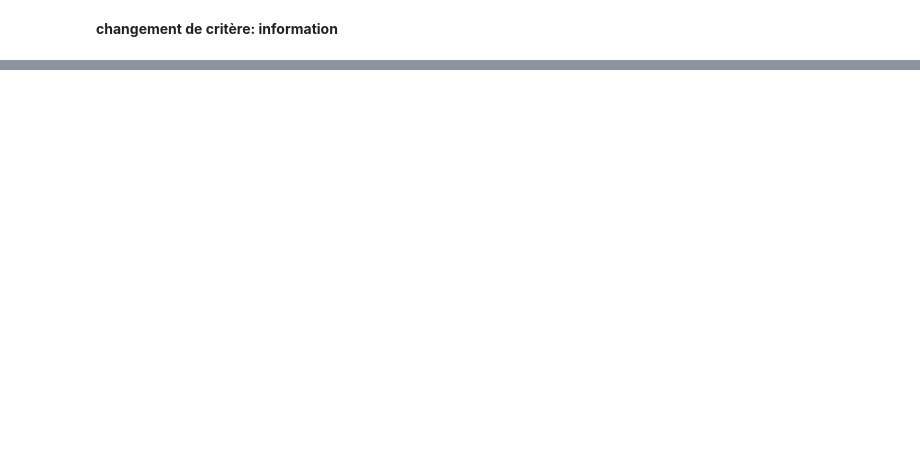
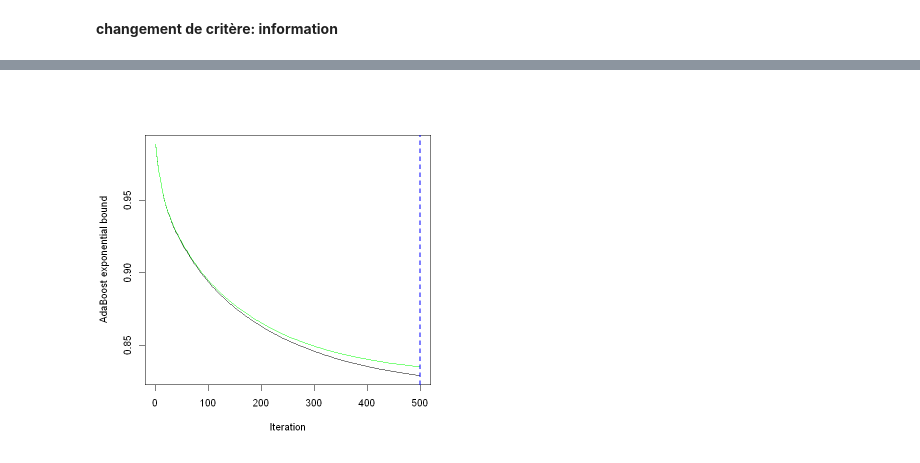
Before and after one commit to Eliott67/Projet_ML, a Jupyter notebook: etude_Heart_Disease_Risk_R.ipynb, the cells around one changed output, grey strips where cells are left out. Drawn from its saved outputs; the diff is of its cells as text; code cells hidden in the pictures; blank space fills up the shorter version.

```diff
--- a/etude_Heart_Disease_Risk_R.ipynb
+++ b/etude_Heart_Disease_Risk_R.ipynb
@@ -720,0 +841,5 @@ Warning message:
+# %%
+# nombre optimal d'itérations
+best.ited=gbm.perf(boost,method="cv")
+# %% [output]
+[figure, added]
```
Also changed, not shown: parts of 34 cells of this notebook.
